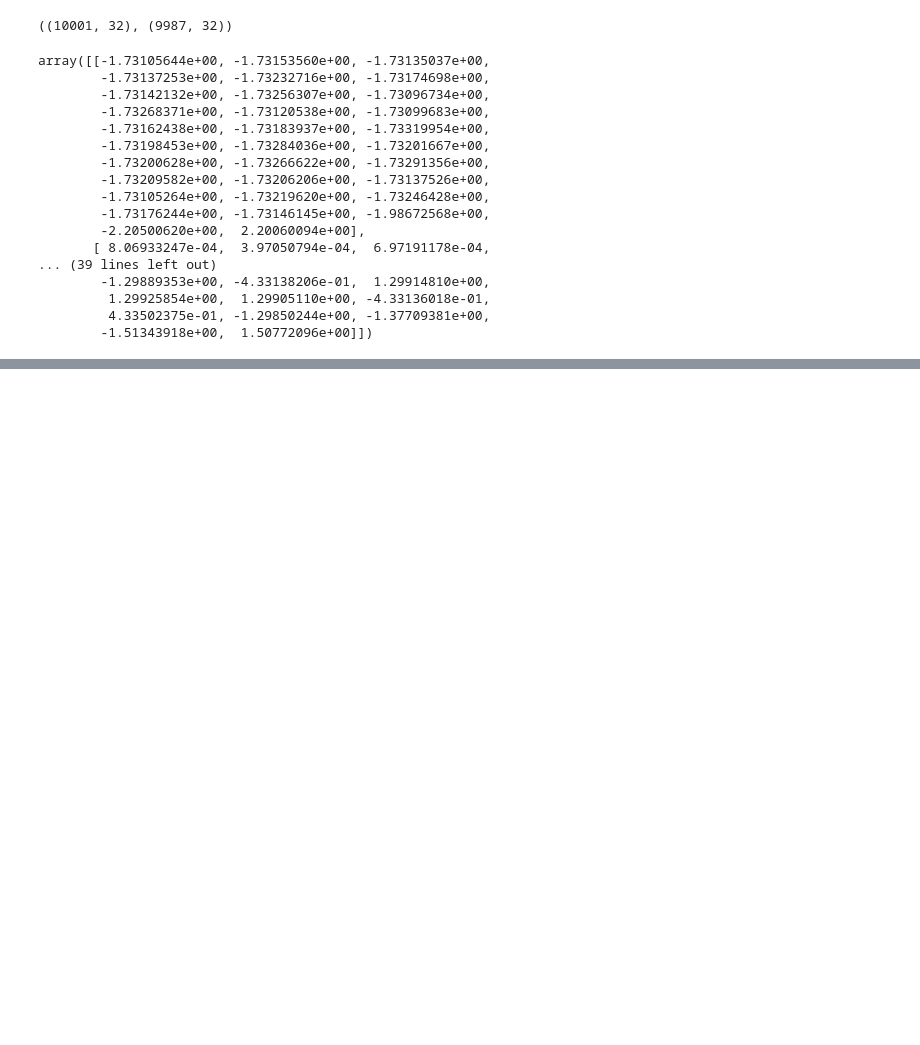
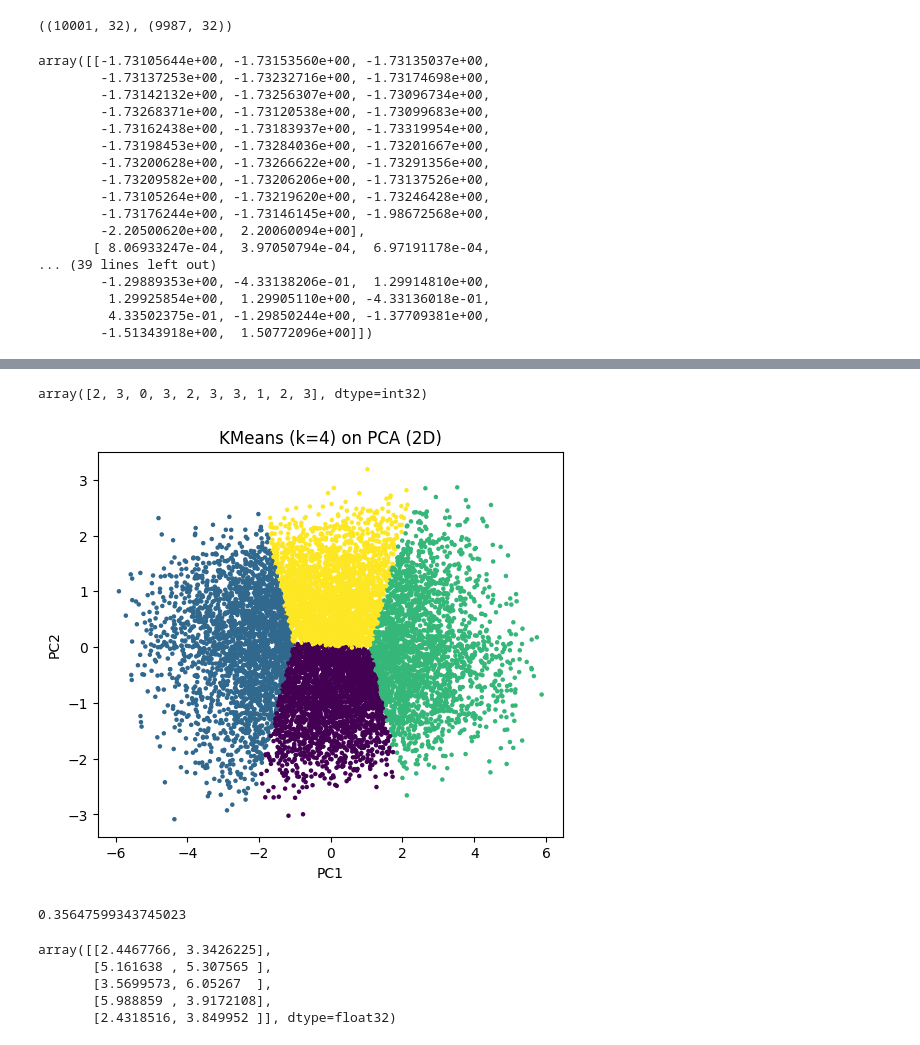
Before and after one commit to adamazmy/High-Dimensional-Dataset-Visualisation, a Jupyter notebook: notebooks/01_preprocessing_wing.ipynb, the cells around one changed output, grey strips where cells are left out. Drawn from its saved outputs; the diff is of its cells as text; code cells hidden in the pictures; blank space fills up the shorter version.

```diff
--- a/notebooks/01_preprocessing_wing.ipynb
+++ b/notebooks/01_preprocessing_wing.ipynb
@@ -121,0 +155,32 @@ array([[-1.73105644e+00, -1.73153560e+00, -1.73135037e+00,
+# %%
+from sklearn.cluster import KMeans
+
+# try 4 clusters just as an example
+kmeans = KMeans(n_clusters=4, random_state=42)
+kmeans_labels = kmeans.fit_predict(X_pca_2d)
+
+# check first 10 labels
+kmeans_labels[:10]
+# %% [output]
+array([2, 3, 0, 3, 2, 3, 3, 1, 2, 3], dtype=int32)
+# %%
+plt.figure(figsize=(6,5))
+plt.scatter(
+    X_pca_2d[:, 0],
+    X_pca_2d[:, 1],
+    c=kmeans_labels,
+    s=5
+)
+plt.title("KMeans (k=4) on PCA (2D)")
+plt.xlabel("PC1")
+plt.ylabel("PC2")
+plt.show()
+# %% [output]
+[figure, added]
+# %%
+from sklearn.metrics import silhouette_score
+
+sil_score = silhouette_score(X_pca_2d, kmeans_labels)
+sil_score
+# %% [output]
+0.35647599343745023
@@ -121,0 +196,18 @@ array([[-1.73105644e+00, -1.73153560e+00, -1.73135037e+00,
+# %%
+import umap.umap_ as umap
+
+umap_2d = umap.UMAP(
+    n_components=2,
+    n_neighbors=15,
+    min_dist=0.1,
+    random_state=42
+)
+
+X_umap_2d = umap_2d.fit_transform(X_scaled)
+X_umap_2d[:5]
+# %% [output]
+array([[2.4467766, 3.3426225],
+       [5.161638 , 5.307565 ],
+       [3.5699573, 6.05267  ],
+       [5.988859 , 3.9172108],
+       [2.4318516, 3.849952 ]], dtype=float32)
```
Also changed, not shown: parts of 12 cells of this notebook.
